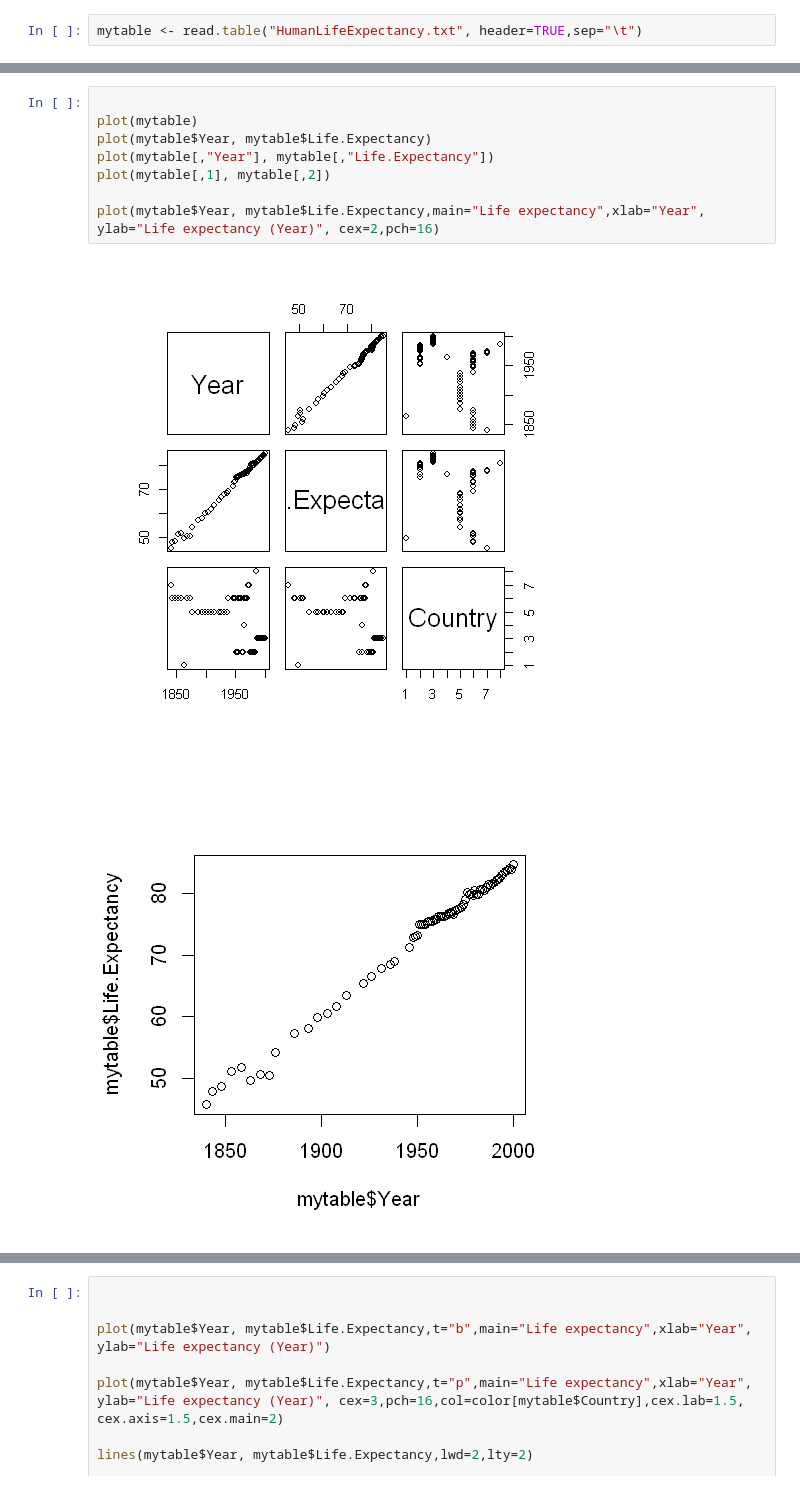
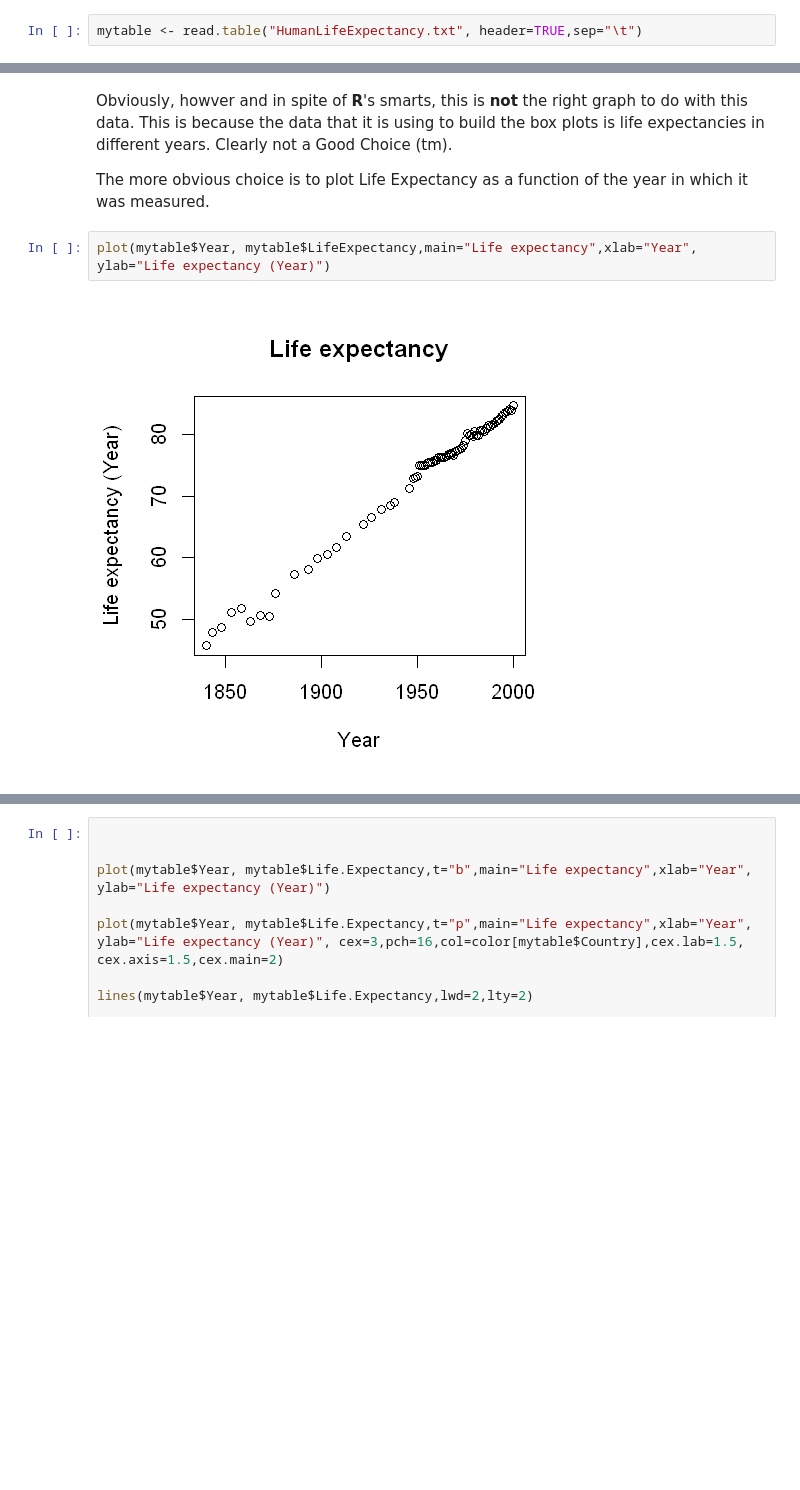
Before and after one commit to tpaixao/stats_with_r_tutorial, a Jupyter notebook: Lecture_1-Plotting.ipynb, the cells around one changed output, grey strips where cells are left out. Drawn from its saved outputs; the diff is of its cells as text; blank space fills up the shorter version.

Commit message:
add detail to Plotting tutorial

```diff
--- a/Lecture_1-Plotting.ipynb
+++ b/Lecture_1-Plotting.ipynb
@@ -170,11 +153,8 @@ $row.names
+# %% [markdown]
+Obviously, howver and in spite of **R**\'s smarts, this is **not** the right graph to do with this data. This is because the data that it is using to build the box plots is life expectancies in different years. Clearly not a Good Choice (tm).
+
+The more obvious choice is to plot Life Expectancy as a function of the year in which it was measured.
 # %%
-
-plot(mytable)
-plot(mytable$Year, mytable$Life.Expectancy)
-plot(mytable[,"Year"], mytable[,"Life.Expectancy"])
-plot(mytable[,1], mytable[,2])
-
-plot(mytable$Year, mytable$Life.Expectancy,main="Life expectancy",xlab="Year", ylab="Life expectancy (Year)", cex=2,pch=16)
+plot(mytable$Year, mytable$LifeExpectancy,main="Life expectancy",xlab="Year", ylab="Life expectancy (Year)")
 # %% [output]
-[figure, old version]
+[figure, new version]
-[figure, removed]
```
Also changed, not shown: parts of 29 cells of this notebook.
